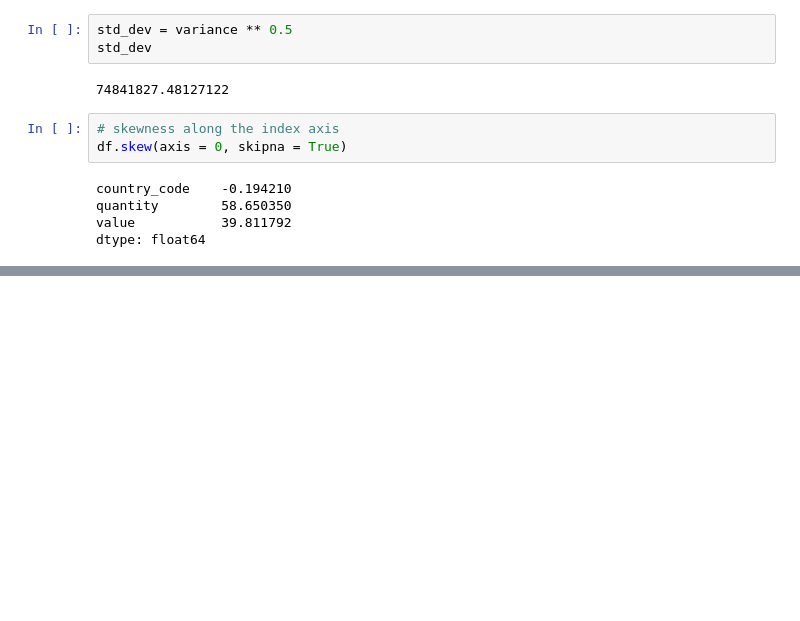
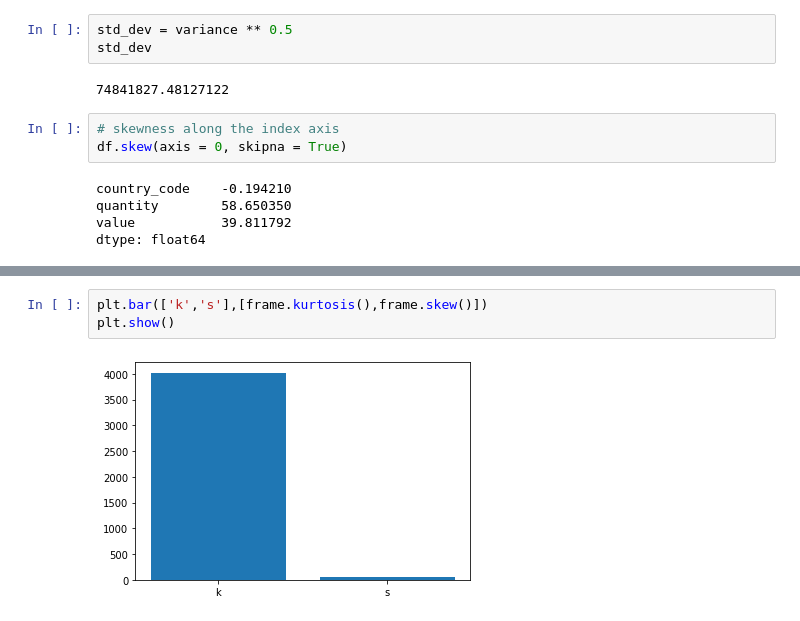
Before and after one commit to 22044/Data_Analytics, a Jupyter notebook: DataAnalyticsPR2.ipynb, the cells around one changed output, grey strips where cells are left out. Saved outputs shown, nothing was run; the diff lists cells and outputs as text; blank space fills up the shorter version.

```diff
--- a/DataAnalyticsPR2.ipynb
+++ b/DataAnalyticsPR2.ipynb
@@ -214,0 +239,5 @@ dtype: float64
+# %%
+plt.bar(['k','s'],[frame.kurtosis(),frame.skew()])
+plt.show()
+# %% [output]
+[figure, added]
```
Also changed, not shown: parts of 6 cells of this notebook.
